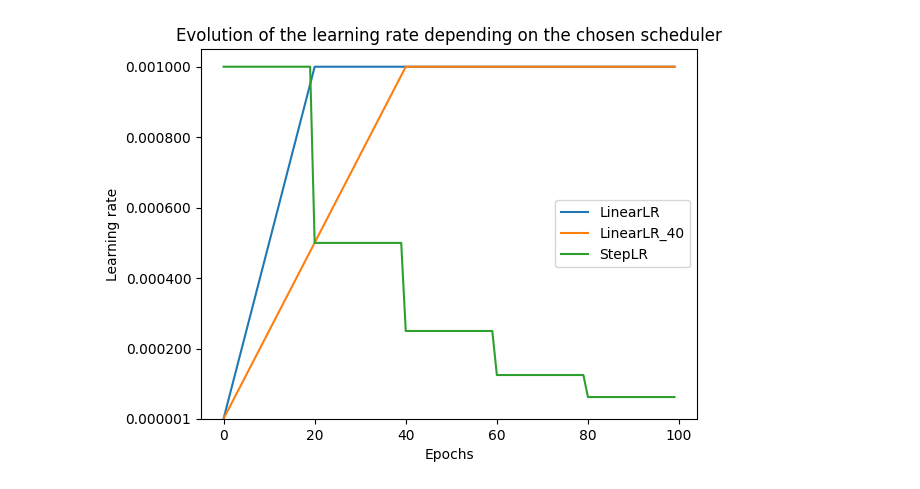
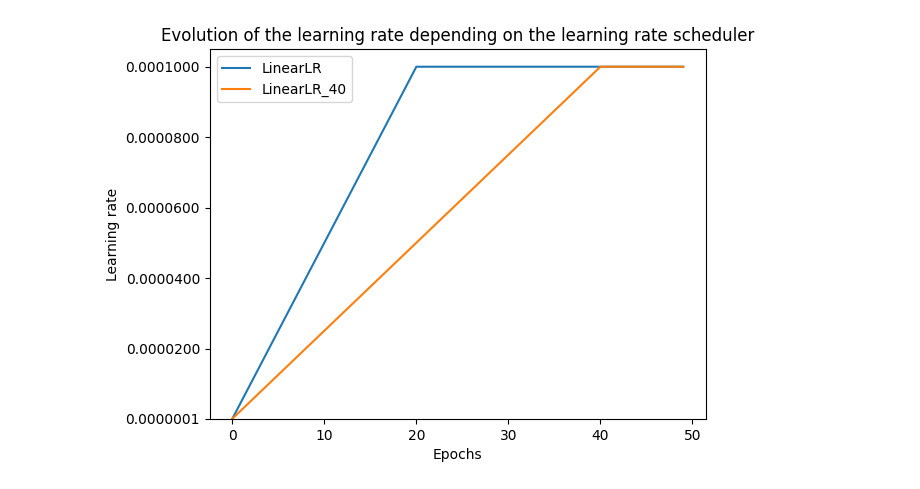
Before and after one commit to Florent-Hervers/master-thesis-code, a Jupyter notebook: plots.ipynb, the cells around one changed output. Cells and saved outputs as stored; diff of their text form; code cells hidden in the pictures.

```diff
--- a/plots.ipynb
+++ b/plots.ipynb
@@ -6,43 +6,33 @@ from Models.MLP import MLP
 import numpy as np
 # %%
 scheduler1 = torch.optim.lr_scheduler.LinearLR(
-    torch.optim.Adam(MLP(1,).parameters()),
+    torch.optim.Adam(MLP(1,).parameters(), lr=1e-4),
     total_iters= 20,
     start_factor = 1e-3
 )
 scheduler2 = torch.optim.lr_scheduler.LinearLR(
-    torch.optim.Adam(MLP(1,).parameters()),
+    torch.optim.Adam(MLP(1,).parameters(), lr=1e-4),
     total_iters= 40,
     start_factor = 1e-3
-)
-scheduler3 = torch.optim.lr_scheduler.StepLR(
-    torch.optim.Adam(MLP(1,).parameters()),
-    step_size = 20,
-    gamma = 0.5
 )
 
 lr1 = []
 lr2 = []
-lr3 = []
-for i in range(100):
+for i in range(50):
     lr1.append(scheduler1.get_last_lr())
     scheduler1.step()
 
     lr2.append(scheduler2.get_last_lr())
     scheduler2.step()
-
-    lr3.append(scheduler3.get_last_lr())
-    scheduler3.step()
 # %%
-plt.plot(np.arange(0,100),lr1,  label="LinearLR")
-plt.plot(np.arange(0,100),lr2,  label="LinearLR_40")
-plt.plot(np.arange(0,100),lr3,  label="StepLR")
+plt.plot(np.arange(0,50),lr1,  label="LinearLR")
+plt.plot(np.arange(0,50),lr2,  label="LinearLR_40")
 plt.ylabel("Learning rate")
 plt.xlabel("Epochs")
 plt.ylim(bottom=1e-6)
-plt.yticks([1e-3,8e-4,6e-4,4e-4,2e-4,1e-6])
+plt.yticks([1e-4,8e-5,6e-5,4e-5,2e-5,1e-7])
 plt.legend()
-plt.title("Evolution of the learning rate depending on the chosen lr_scheduler")
+plt.title("Evolution of the learning rate depending on the learning rate scheduler")
 plt.show()
 # %% [output]
-[figure, old version]
+[figure, new version]
```
Also changed, not shown: parts of 1 cell of this notebook.
